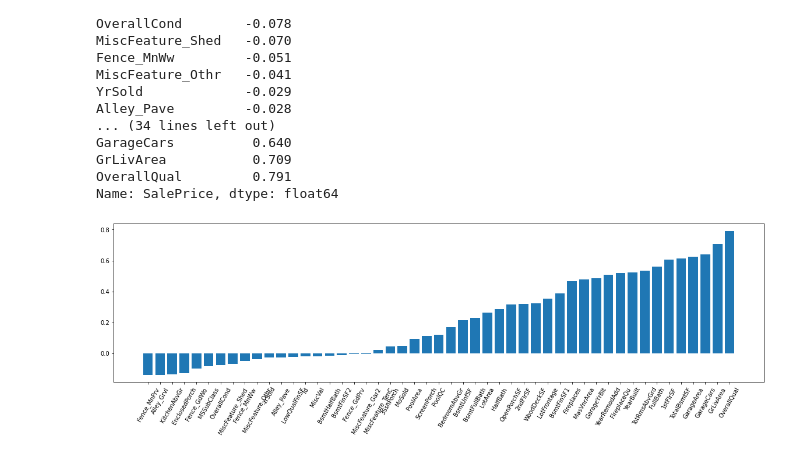
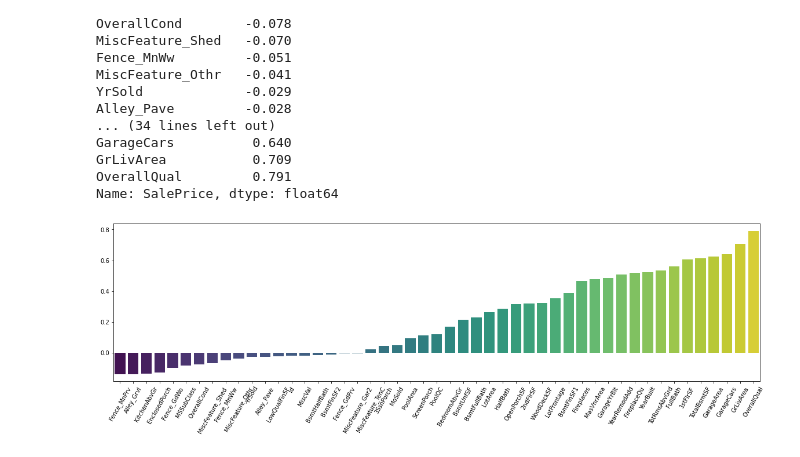
Before and after one commit to ahmetpergamum/datascience, a Jupyter notebook: 04_eda_project_house_prices/eda_house_prices.ipynb, the cells around one changed output. Saved outputs shown, nothing was run; the diff lists cells and outputs as text; code cells hidden in the pictures.

```diff
--- a/04_eda_project_house_prices/eda_house_prices.ipynb
+++ b/04_eda_project_house_prices/eda_house_prices.ipynb
@@ -572,11 +572,10 @@ GrLivArea           0.709
 OverallQual         0.791
 Name: SalePrice, dtype: float64
 # %%
-
 sale_corr
 plt.figure(figsize=(20,5))
-plt.bar(x=sale_corr.index, height=sale_corr)
+sns.barplot(x=sale_corr.index, y=sale_corr.values, palette='viridis')
 plt.xticks(rotation=60)
 plt.show()
 # %% [output]
-[figure, old version]
+[figure, new version]
```
Also changed, not shown: 4 other files.
